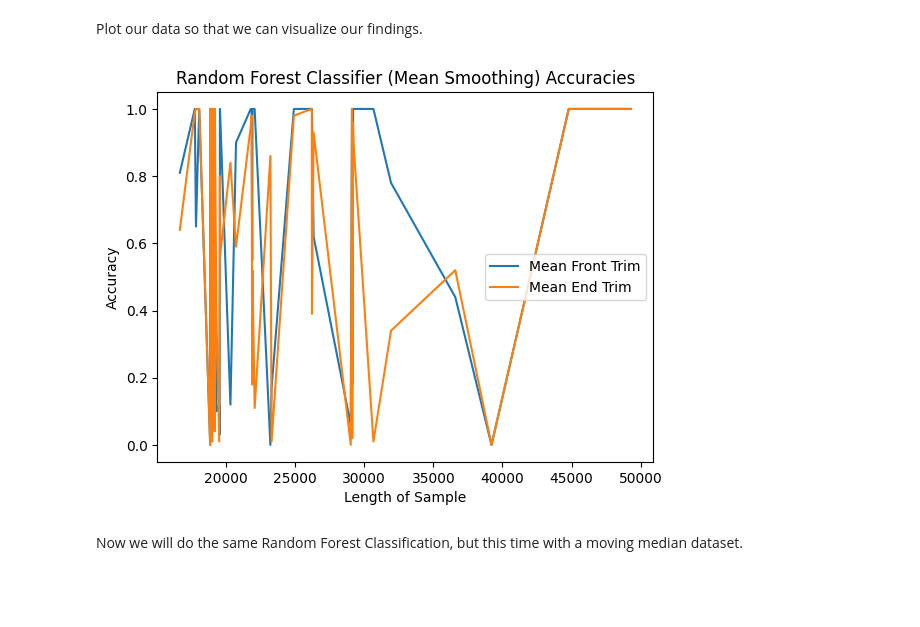
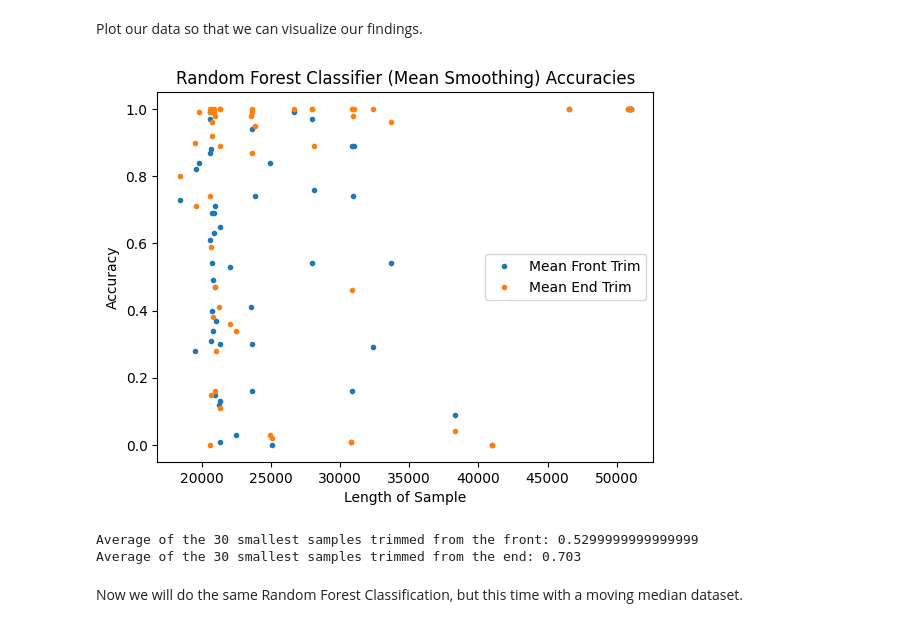
Before and after one commit to davevstorey/CS5080_TS, a Jupyter notebook: main.ipynb, the cells around one changed output. Cells and saved outputs as stored; diff of their text form; code cells hidden in the pictures; blank space fills up the shorter version.

```diff
--- a/main.ipynb
+++ b/main.ipynb
@@ -55,13 +56,13 @@ for data in controlData:
 meandf = pd.DataFrame(columns=["Activity", "TimeStamp", "Target"])
 for data in conditionData:
 	startingPoint = findStartingPoint(timeStamp)
-	temp = {'Activity': [data.activity[startingPoint:].rolling(1801).mean().dropna()], 'TimeStamp': [data.timestamp[startingPoint:]], 'Target': "condition"}
+	temp = {'Activity': [data.activity[startingPoint:].rolling(61).mean().dropna()], 'TimeStamp': [data.timestamp[startingPoint:]], 'Target': "condition"}
 	dfTemp = pd.DataFrame(temp)
 	meandf = pd.concat([meandf, dfTemp])
 
 for data in controlData:
 	startingPoint = findStartingPoint(timeStamp)
-	temp = {'Activity': [data.activity[startingPoint:].rolling(1801).mean().dropna()], 'TimeStamp': [data.timestamp[startingPoint:]], 'Target': "control"}
+	temp = {'Activity': [data.activity[startingPoint:].rolling(61).mean().dropna()], 'TimeStamp': [data.timestamp[startingPoint:]], 'Target': "control"}
 	dfTemp = pd.DataFrame(temp)
 	meandf = pd.concat([meandf, dfTemp])
 
@@ -88,15 +89,16 @@ x_test  : Testing data for our classifier
 y_train : Training labels for our classifier
 y_test  : Testing labels for our classifier
 numEst  : Number of estimators that our classifier will use
-front   : Boolean to trim data from the front. False for end.
+trimFront   : Boolean to trim data from the front. False for end.
 '''
-def RandomForestAccuracy(x_train, x_test, y_train, y_test, numEst=10, front=True):
+def RandomForestAccuracy(x_train, x_test, y_train, y_test, numEst=10, trimFront=True):
 	clf=RandomForestClassifier(n_estimators=numEst)
-
+	tsf=TimeSeriesForestClassifier(min_interval=7200, n_estimators=numEst, n_jobs=-1)
 	newXTest = []
 	newYTest = []
 	maxLength = len(np.array(x_test[0]))
 	newXTest.append(np.array(x_test[0]))
+	newXTest = np.array(newXTest)
 	newYTest.append(y_test[0])
 
 	# Find the first instance of the specified starttime to begin graphing our data
@@ -106,10 +108,11 @@ def RandomForestAccuracy(x_train, x_test, y_train, y_test, numEst=10, front=True
 	for i in range(len(x_train)):
 		itemCopy = np.array(x_train[i][0])
 		if len(itemCopy) > maxLength:
-			if front:
+			if trimFront:
+				itemCopy = itemCopy[-maxLength:]
+			else:
 				itemCopy = itemCopy[:maxLength]
-			else:
-				itemCopy = itemCopy[-maxLength:]
+
 		if len(itemCopy) == maxLength:
 			newXTrain.append(itemCopy)
 			newYTrain.append(y_train[i])
@@ -122,6 +125,7 @@ def RandomForestAccuracy(x_train, x_test, y_train, y_test, numEst=10, front=True
 	if len(newXTrain) > 0:
 		for _ in range(numIters):
 			clf.fit(newXTrain, newYTrain.ravel())
+			#tsf.fit(newXTrain, newYTrain.ravel())
 			accuracy = clf.score(newXTest, newYTest)
 			accuracies.append(accuracy)
 
@@ -147,14 +151,18 @@ for i in range(len(x)):
 	x_train = np.delete(x, i, 0)
 	y_train = np.delete(y, i, 0)
 
+
 	# Trim from the front
-	accuracy, maxLength = RandomForestAccuracy(x_train.copy(), x_test.copy(), y_train.copy(), y_test.copy(), front=True)
+	accuracy, maxLength = RandomForestAccuracy(x_train.copy(), x_test.copy(), y_train.copy(), y_test.copy(), trimFront=True)
 	if(not math.isnan(accuracy)):
 		meanFrontTrimAccuracy.append(accuracy)
 		meanFrontTrimLength.append(maxLength)
 
+
 	# Trim from the end
-	accuracy, maxLength = RandomForestAccuracy(x_train.copy(), x_test.copy(), y_train.copy(), y_test.copy(), front=False)
+	accuracy, maxLength = RandomForestAccuracy(x_train.copy(), x_test.copy(), y_train.copy(), y_test.copy(), trimFront=False)
 	if(not math.isnan(accuracy)):
 		meanEndTrimAccuracy.append(accuracy)
 		meanEndTrimLength.append(maxLength)
+
+	print(accuracy)
@@ -163,21 +198,26 @@ Plot our data so that we can visualize our findings.
 # %%
 meanFrontList = list(zip(meanFrontTrimLength, meanFrontTrimAccuracy))
 sortedMeanFrontList = sorted(meanFrontList, key=lambda x: x[0])
 sortedMeanFrontX, sortedMeanFrontY = zip(*sortedMeanFrontList)
 
 meanEndList = list(zip(meanEndTrimLength, meanEndTrimAccuracy))
 sortedMeanEndList = sorted(meanEndList, key=lambda x: x[0])
 sortedMeanEndX, sortedMeanEndY = zip(*sortedMeanEndList)
 
-plt.plot(sortedMeanFrontX, sortedMeanFrontY, label="Mean Front Trim")
-plt.plot(sortedMeanEndX, sortedMeanEndY, label="Mean End Trim")
+plt.plot(sortedMeanFrontX, sortedMeanFrontY, label="Mean Front Trim", linestyle='None', marker='.')
+plt.plot(sortedMeanEndX, sortedMeanEndY, label="Mean End Trim", linestyle='None', marker='.')
 plt.title("Random Forest Classifier (Mean Smoothing) Accuracies")
 plt.xlabel("Length of Sample")
 plt.ylabel("Accuracy")
 plt.legend()
 plt.show()
+
+print(f"Average of the 30 smallest samples trimmed from the front: {np.average(sortedMeanFrontY[0:30])}")
+print(f"Average of the 30 smallest samples trimmed from the end: {np.average(sortedMeanEndY[0:30])}")
 # %% [output]
-[figure, old version]
+[figure, new version]
+Average of the 30 smallest samples trimmed from the front: 0.5299999999999999
+Average of the 30 smallest samples trimmed from the end: 0.703
 # %% [markdown]
 Now we will do the same Random Forest Classification, but this time with a moving median dataset.
 # %%
```
Also changed, not shown: parts of 2 cells of this notebook.
